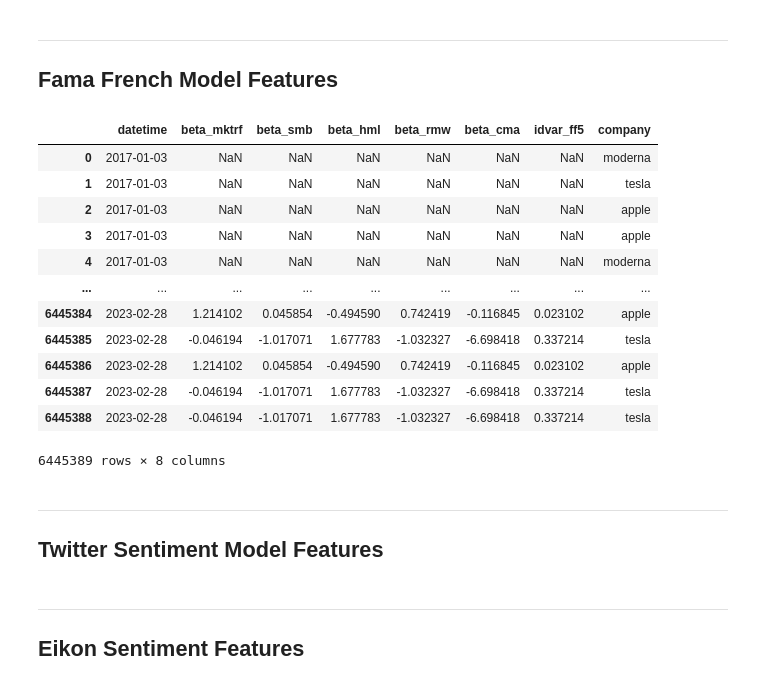
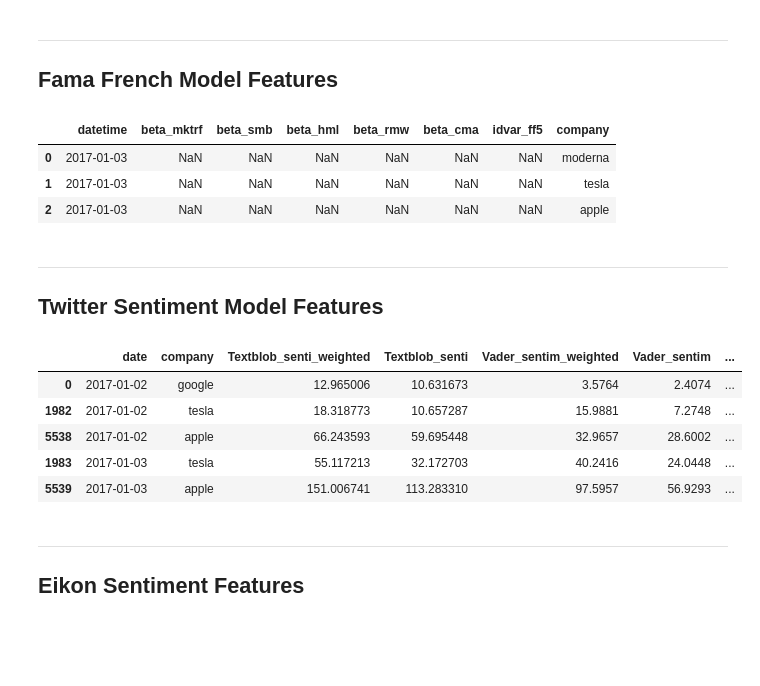
Before and after one commit to Diegozu97/thesis_code, a Jupyter notebook: 05_data_prep.ipynb, the cells around one changed output. Drawn from its saved outputs; the diff is of its cells as text; code cells hidden in the pictures; blank space fills up the shorter version.

```diff
--- a/05_data_prep.ipynb
+++ b/05_data_prep.ipynb
@@ -78,19 +79,10 @@ stock_data_df
 ## Fama French Model Features
 # %%
 fama_french_feat_df = read_modelling(modelling_data_path, "/fama_variables_companies.csv")
-fama_french_feat_df
+fama_french_feat_df.head(3)
 # %% [output]
 |  | datetime | beta_mktrf | beta_smb | beta_hml | beta_rmw | beta_cma | idvar_ff5 | company |
 | 0 | 2017-01-03 | NaN | NaN | NaN | NaN | NaN | NaN | moderna |
 | 1 | 2017-01-03 | NaN | NaN | NaN | NaN | NaN | NaN | tesla |
 | 2 | 2017-01-03 | NaN | NaN | NaN | NaN | NaN | NaN | apple |
-| 3 | 2017-01-03 | NaN | NaN | NaN | NaN | NaN | NaN | apple |
-| 4 | 2017-01-03 | NaN | NaN | NaN | NaN | NaN | NaN | moderna |
-| ... | ... | ... | ... | ... | ... | ... | ... | ... |
-| 6445384 | 2023-02-28 | 1.214102 | 0.045854 | -0.494590 | 0.742419 | -0.116845 | 0.023102 | apple |
-| 6445385 | 2023-02-28 | -0.046194 | -1.017071 | 1.677783 | -1.032327 | -6.698418 | 0.337214 | tesla |
-| 6445386 | 2023-02-28 | 1.214102 | 0.045854 | -0.494590 | 0.742419 | -0.116845 | 0.023102 | apple |
-| 6445387 | 2023-02-28 | -0.046194 | -1.017071 | 1.677783 | -1.032327 | -6.698418 | 0.337214 | tesla |
-| 6445388 | 2023-02-28 | -0.046194 | -1.017071 | 1.677783 | -1.032327 | -6.698418 | 0.337214 | tesla |
-6445389 rows × 8 columns
 # %%
@@ -108,3 +95,15 @@ sentiment_df = sentiment_df[["Textblob_senti", "Vader_sentim", "Finbert_sentim"]
+# %%
+sentiment_df = pd.read_csv(modelling_data_path + "/senti_df.csv")
+sentiment_df["datetime"] = pd.to_datetime(sentiment_df["date"], utc = True)
+sentiment_df = sentiment_df.sort_values(by = "datetime")
+sentiment_df.head()
+# %% [output]
+|  | date | company | Textblob_senti_weighted | Textblob_senti | Vader_sentim_weighted | Vader_sentim | ... |
+| 0 | 2017-01-02 | google | 12.965006 | 10.631673 | 3.5764 | 2.4074 | ... |
+| 1982 | 2017-01-02 | tesla | 18.318773 | 10.657287 | 15.9881 | 7.2748 | ... |
+| 5538 | 2017-01-02 | apple | 66.243593 | 59.695448 | 32.9657 | 28.6002 | ... |
+| 1983 | 2017-01-03 | tesla | 55.117213 | 32.172703 | 40.2416 | 24.0448 | ... |
+| 5539 | 2017-01-03 | apple | 151.006741 | 113.283310 | 97.5957 | 56.9293 | ... |
 # %% [markdown]
 ---
 ## Eikon Sentiment  Features
```
Also changed, not shown: parts of 62 cells of this notebook, 2 other files.
